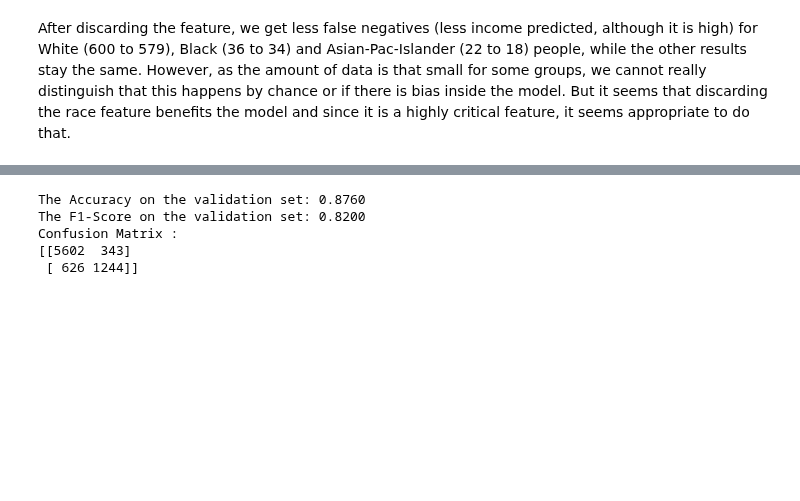
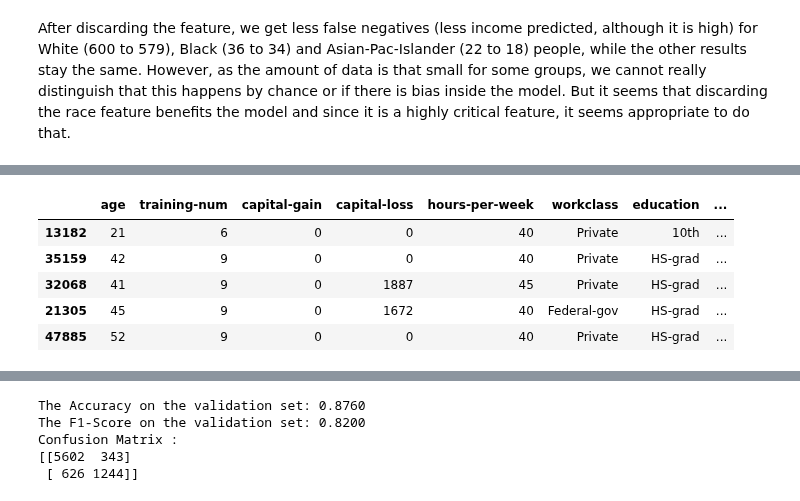
Before and after one commit to NiklasSabel/Industrial-Applications-of-Artificial-Intelligence, a Jupyter notebook: notebooks/Tertiary Sector/Finance_new.ipynb, the cells around one changed output, grey strips where cells are left out. Cells and saved outputs as stored; diff of their text form; code cells hidden in the pictures; blank space fills up the shorter version.

```diff
--- a/notebooks/Tertiary Sector/Finance_new.ipynb
+++ b/notebooks/Tertiary Sector/Finance_new.ipynb
@@ -754,0 +833,9 @@ After discarding the feature, we get less false negatives (less income predicted
+# %%
+df_comparison.head(5)
+# %% [output]
+|  | age | training-num | capital-gain | capital-loss | hours-per-week | workclass | education | ... |
+| 13182 | 21 | 6 | 0 | 0 | 40 | Private | 10th | ... |
+| 35159 | 42 | 9 | 0 | 0 | 40 | Private | HS-grad | ... |
+| 32068 | 41 | 9 | 0 | 1887 | 45 | Private | HS-grad | ... |
+| 21305 | 45 | 9 | 0 | 1672 | 40 | Federal-gov | HS-grad | ... |
+| 47885 | 52 | 9 | 0 | 0 | 40 | Private | HS-grad | ... |
```
Also changed, not shown: parts of 40 cells of this notebook.
